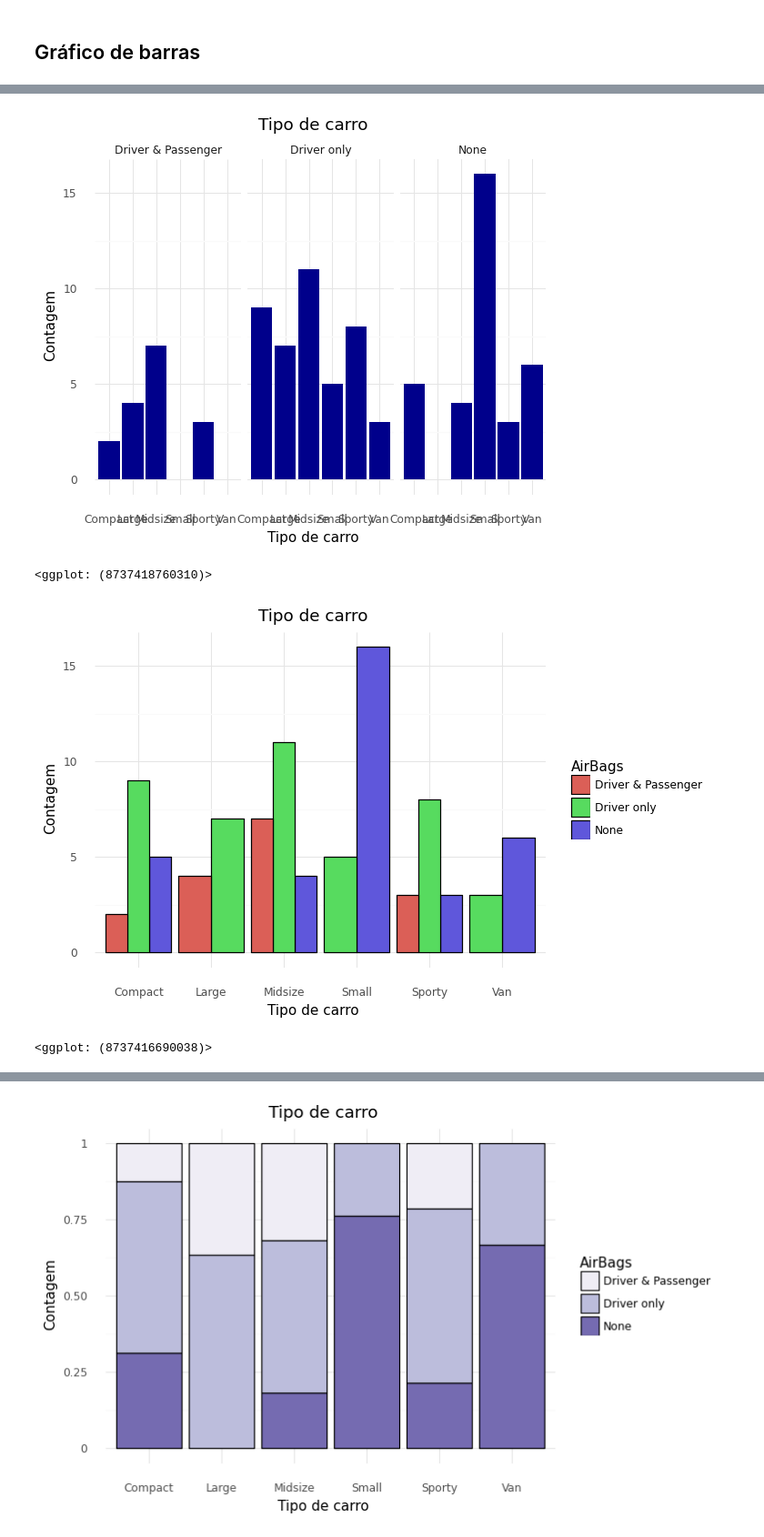
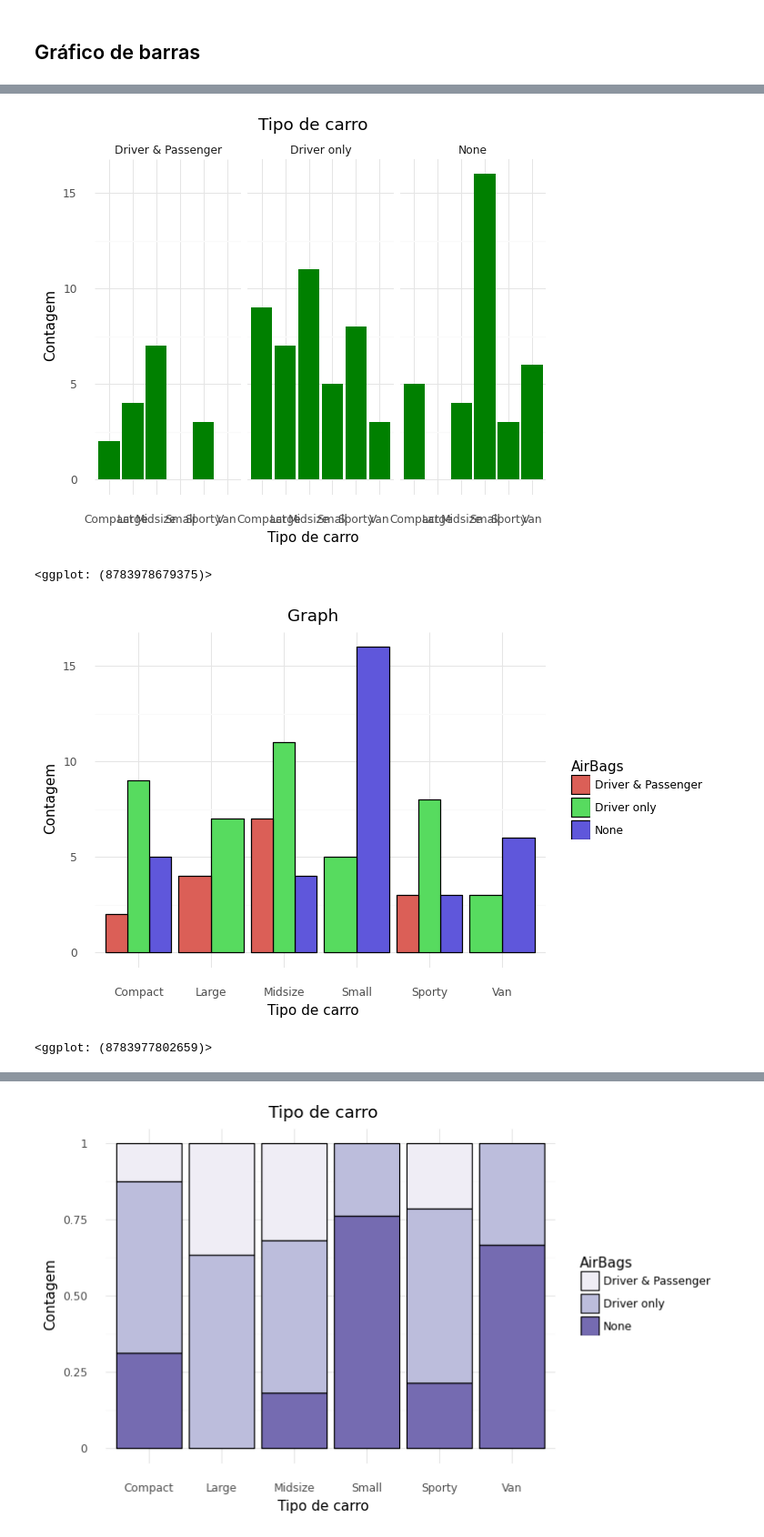
Before and after one commit to deniscruzrodrigues/intro_python_verao_ime_2023, a Jupyter notebook: notebooks/aula04.ipynb, the cells around one changed output, grey strips where cells are left out. Shown at 91% size. Drawn from its saved outputs; the diff is of its cells as text; code cells hidden in the pictures.

```diff
--- a/notebooks/aula04.ipynb
+++ b/notebooks/aula04.ipynb
@@ -241,16 +241,16 @@ ggplot(cars93, aes(x = "Horsepower")) # precisamos especificar o tipo de gráfic
 # %%
 ## Gráfico de Barras
 (ggplot(cars93, aes(x = "Type")) +
- geom_bar(fill = "darkblue") +
+ geom_bar(fill = "green") +
  labs(x = "Tipo de carro",
       y = "Contagem",
       title = "Tipo de carro") +
  theme_minimal() +
  facet_grid("~AirBags")
  )
 # %% [output]
-[figure, old version]
+[figure, new version]
-<ggplot: (8737418760310)>
+<ggplot: (8783978679375)>
 # %%
 ## Gráfico de Barras
 (ggplot(cars93, aes(x = "Type", fill = "AirBags")) + # cor das colunas tipo de airbag
@@ -258,12 +258,12 @@ ggplot(cars93, aes(x = "Horsepower")) # precisamos especificar o tipo de gráfic
           color = "black") +
  labs(x = "Tipo de carro",
       y = "Contagem",
-      title = "Tipo de carro") +
+      title = "Graph") +
  theme_minimal()
  )
 # %% [output]
-[figure, old version]
+[figure, new version]
-<ggplot: (8737416690038)>
+<ggplot: (8783977802659)>
 # %%
 ## Gráfico de Barras
 (ggplot(cars93, aes(x = "Type", fill = "AirBags")) +
```
Also changed, not shown: parts of 26 cells of this notebook, 1 other file.
